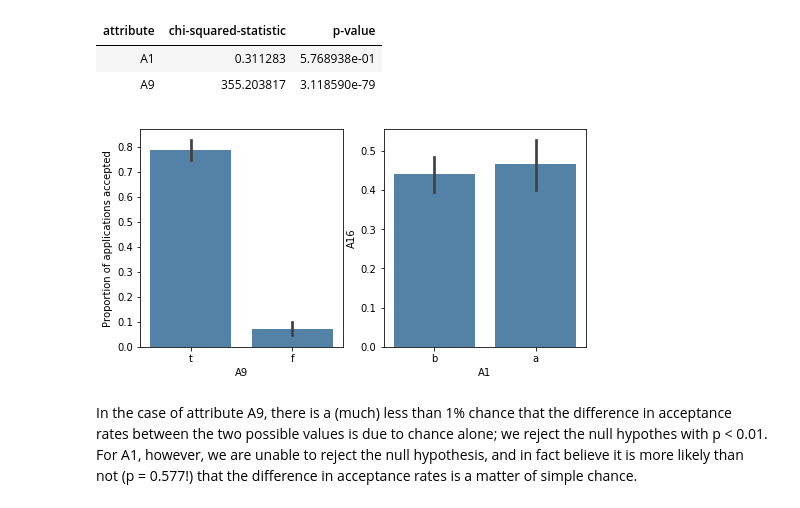
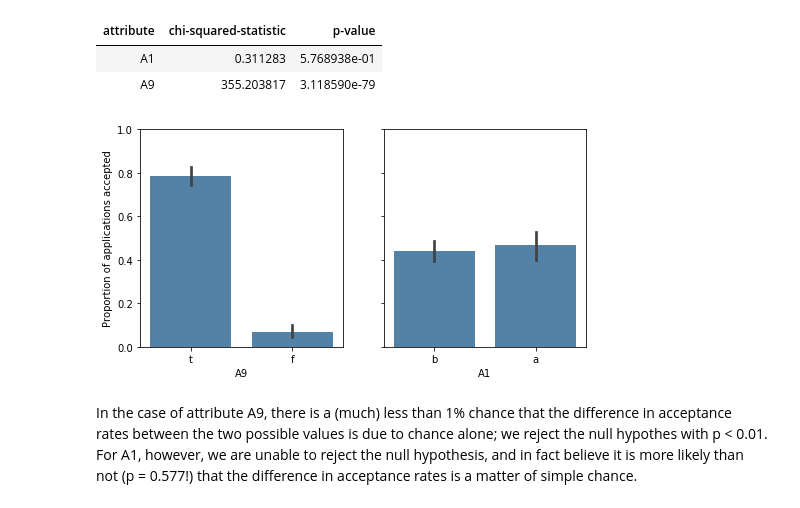
Before and after one commit to bloominstituteoftechnology/DS-Unit-1-Sprint-3-Statistical-Tests-and-Experiments, a Jupyter notebook: DS_Unit_1_Sprint_Challenge_3.ipynb, the cells around one changed output. Drawn from its saved outputs; the diff is of its cells as text; code cells hidden in the pictures.

Commit message:
Adjust plot labels.

```diff
--- a/DS_Unit_1_Sprint_Challenge_3.ipynb
+++ b/DS_Unit_1_Sprint_Challenge_3.ipynb
@@ -346,21 +352,25 @@ display(HTML(chi2tests[chi2tests['attribute'].isin(['A9', 'A1'])].to_html(index=
 # %%
 # Set up side-by-side subplots.
 f, (ax1, ax2) = plt.subplots(1, 2, sharey=True, figsize=(8, 4))
 
 # Generate bar chart for A9.
 plt.subplot(1, 2, 1)
-sns.barplot(x='A9', y='A16', data=df, color='steelblue');
-plt.ylabel('Proportion of applications accepted');
+ax1 = sns.barplot(x='A9', y='A16', data=df, color='steelblue')
+plt.ylabel('Proportion of applications accepted')
+plt.ylim(0, 1)
+
 
 # Generate bar chart for A1.
 plt.subplot(1, 2, 2)
-sns.barplot(x='A1', y='A16', data=df, color='steelblue');
-
+ax2 = sns.barplot(x='A1', y='A16', data=df, color='steelblue')
+plt.ylim(0, 1)
+plt.ylabel('')
+plt.setp(ax2.get_yticklabels(), visible=False)
 
 # Display bar charts.
 plt.show();
 # %% [output]
-[figure, old version]
+[figure, new version]
 # %% [markdown]
 In the case of attribute A9, there is a (much) less than 1% chance that the difference in acceptance rates between the two possible values is due to chance alone; we reject the null hypothes with p < 0.01. For A1, however, we are unable to reject the null hypothesis, and in fact believe it is more likely than not (p = 0.577!) that the difference in acceptance rates is a matter of simple chance.
 # %% [markdown]
```
Also changed, not shown: parts of 1 cell of this notebook.
